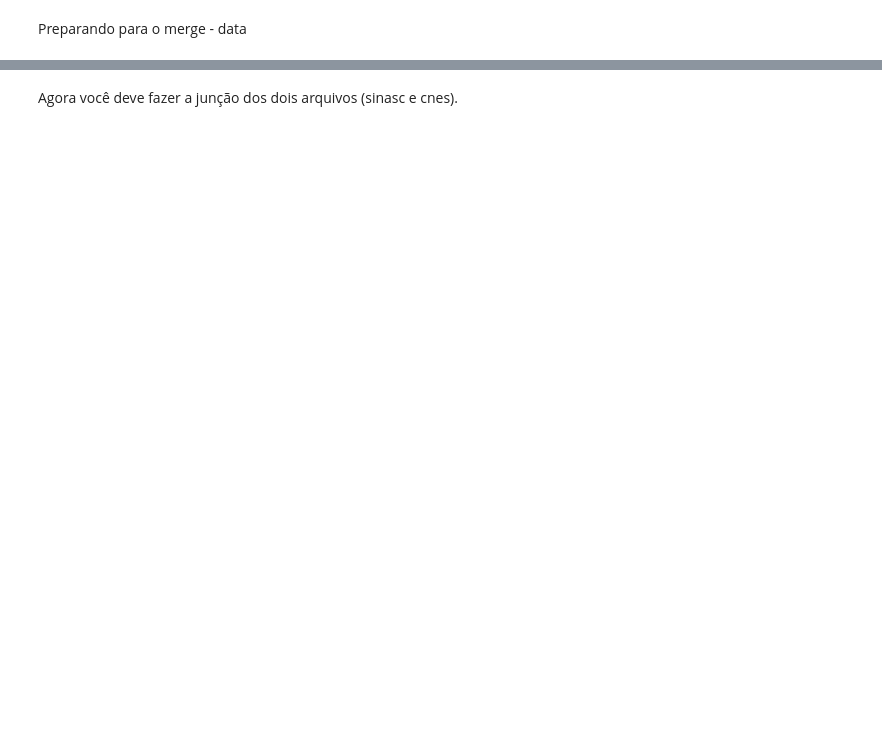
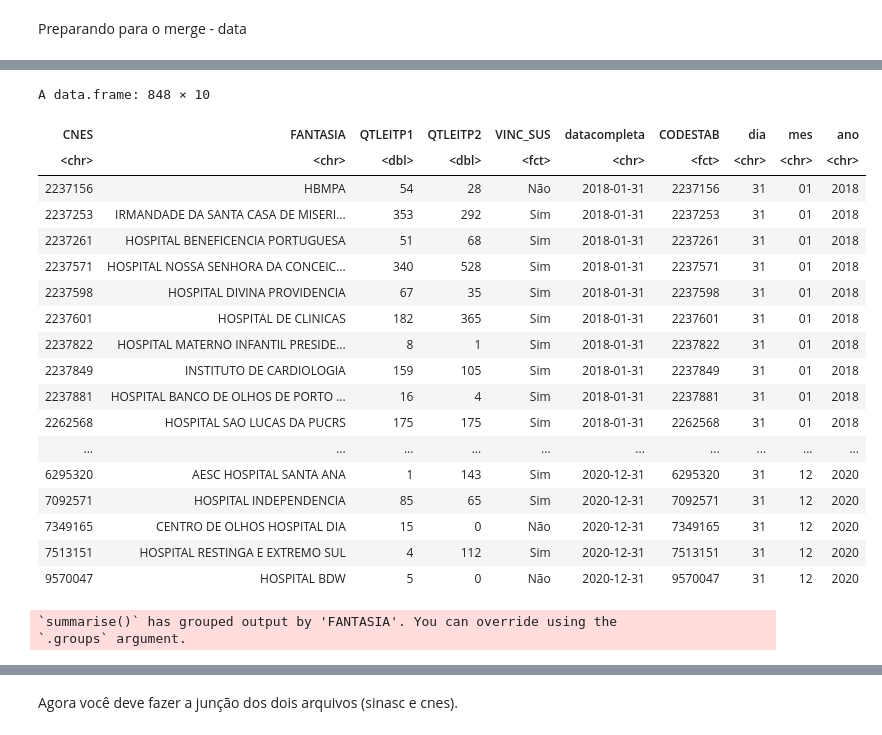
Before and after one commit to MarciaGodoy/UFRGS, a Jupyter notebook: CNES.ipynb, the cells around one changed output, grey strips where cells are left out. Saved outputs shown, nothing was run; the diff lists cells and outputs as text; code cells hidden in the pictures; blank space fills up the shorter version.

Commit message:
script  hospitais de Porto Alegre - CNES

```diff
--- a/CNES.ipynb
+++ b/CNES.ipynb
@@ -287,7 +269,18 @@ class(cad_saude$datacompleta)
 # %%
 cad_saude$CODESTAB <- cad_saude$CNES_integer
-cad_saude <- cad_saude%>%
-  mutate(CODESTAB = as.factor(CODESTAB))
+# %%
+cad_saude <- cad_saude%>%
+  mutate(CODESTAB = as.factor(CODESTAB),
+         QTLEITP1 = as.numeric(QTLEITP1),
+         QTLEITP2 = as.numeric(QTLEITP2),
+         VINC_SUS = as.factor(VINC_SUS)
+         )
+# %%
+
+cad_saude$datacompleta <-  paste(cad_saude$ano, cad_saude$mes, cad_saude$dia,  sep = '-')
+#cad_saude <- cad_saude%>%
+  #mutate(datacompleta = as.Date(datacompleta))
+#class(cad_saude$datacompleta)
 # %%
 ####salvando bd2
 save(cad_saude, file = "cadastro saude Porto Alegre.RData") #salvando em formato R
@@ -299,0 +317,25 @@ write.table(cad_saude, file = "cadastro saude Porto Alegre.csv", sep =",", na=""
+# %%
+df.hospitais <- cad_saude %>%
+     select("CNES", "FANTASIA",  "QTLEITP1", "QTLEITP2","VINC_SUS", "datacompleta", "CODESTAB", "dia", "mes", "ano" )
+# %%
+ df.hospitais
+# %% [output]
+A data.frame: 848 × 10
+| CNES | FANTASIA | QTLEITP1 | QTLEITP2 | VINC_SUS | datacompleta | CODESTAB | dia | mes | ano |
+| <chr> | <chr> | <dbl> | <dbl> | <fct> | <chr> | <fct> | <chr> | <chr> | <chr> |
+| 2237156 | HBMPA | 54 | 28 | Não | 2018-01-31 | 2237156 | 31 | 01 | 2018 |
+| 2237253 | IRMANDADE DA SANTA CASA DE MISERI... | 353 | 292 | Sim | 2018-01-31 | 2237253 | 31 | 01 | 2018 |
+| 2237261 | HOSPITAL BENEFICENCIA PORTUGUESA | 51 | 68 | Sim | 2018-01-31 | 2237261 | 31 | 01 | 2018 |
+| 2237571 | HOSPITAL NOSSA SENHORA DA CONCEIC... | 340 | 528 | Sim | 2018-01-31 | 2237571 | 31 | 01 | 2018 |
+| 2237598 | HOSPITAL DIVINA PROVIDENCIA | 67 | 35 | Sim | 2018-01-31 | 2237598 | 31 | 01 | 2018 |
+| 2237601 | HOSPITAL DE CLINICAS | 182 | 365 | Sim | 2018-01-31 | 2237601 | 31 | 01 | 2018 |
+| 2237822 | HOSPITAL MATERNO INFANTIL PRESIDE... | 8 | 1 | Sim | 2018-01-31 | 2237822 | 31 | 01 | 2018 |
+| 2237849 | INSTITUTO DE CARDIOLOGIA | 159 | 105 | Sim | 2018-01-31 | 2237849 | 31 | 01 | 2018 |
+| 2237881 | HOSPITAL BANCO DE OLHOS DE PORTO ... | 16 | 4 | Sim | 2018-01-31 | 2237881 | 31 | 01 | 2018 |
+| 2262568 | HOSPITAL SAO LUCAS DA PUCRS | 175 | 175 | Sim | 2018-01-31 | 2262568 | 31 | 01 | 2018 |
+| ... | ... | ... | ... | ... | ... | ... | ... | ... | ... |
+| 6295320 | AESC HOSPITAL SANTA ANA | 1 | 143 | Sim | 2020-12-31 | 6295320 | 31 | 12 | 2020 |
+| 7092571 | HOSPITAL INDEPENDENCIA | 85 | 65 | Sim | 2020-12-31 | 7092571 | 31 | 12 | 2020 |
+| 7349165 | CENTRO DE OLHOS HOSPITAL DIA | 15 | 0 | Não | 2020-12-31 | 7349165 | 31 | 12 | 2020 |
+| 7513151 | HOSPITAL RESTINGA E EXTREMO SUL | 4 | 112 | Sim | 2020-12-31 | 7513151 | 31 | 12 | 2020 |
+| 9570047 | HOSPITAL BDW | 5 | 0 | Não | 2020-12-31 | 9570047 | 31 | 12 | 2020 |
@@ -299,0 +345,8 @@ write.table(cad_saude, file = "cadastro saude Porto Alegre.csv", sep =",", na=""
+# %%
+medialeitos <- df.hospitais %>%
+  group_by(`FANTASIA`, ano) %>%
+  arrange("FANTASIA","ano")%>%
+  summarise(avg_leitos1 = mean(QTLEITP1 ))
+# %% [output]
+`summarise()` has grouped output by 'FANTASIA'. You can override using the
+`.groups` argument.
```
Also changed, not shown: parts of 15 cells of this notebook.
